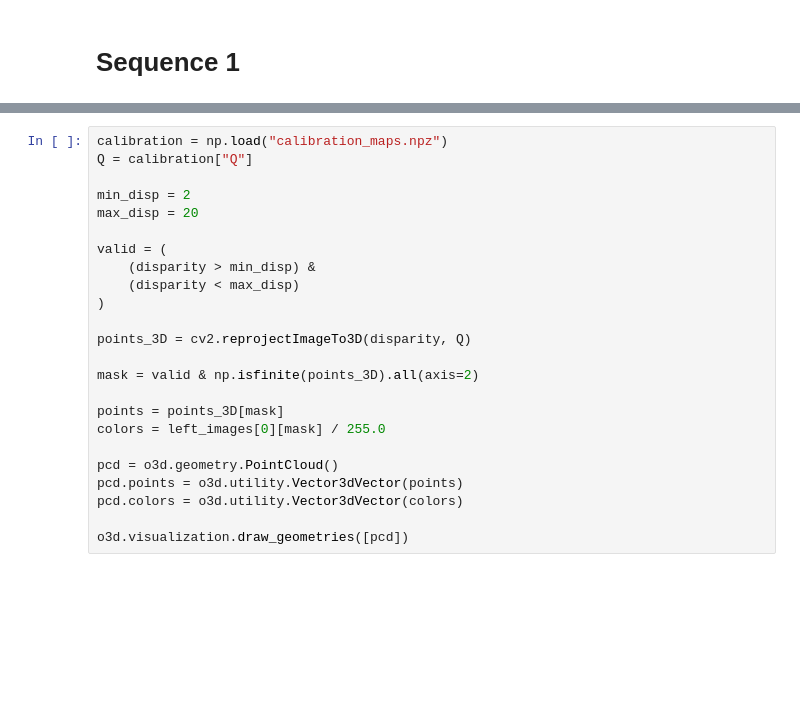
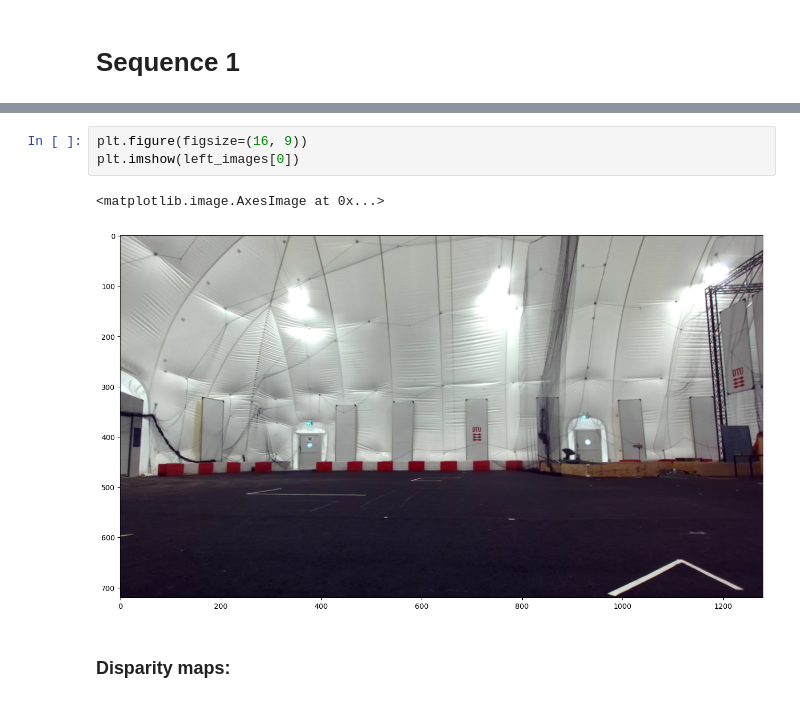
Before and after one commit to NepyouDTU/-34759-Perception-for-autonomous-systems, a Jupyter notebook: Nicolai.ipynb, the cells around one changed output, grey strips where cells are left out. Saved outputs shown, nothing was run; the diff lists cells and outputs as text; blank space fills up the shorter version.

```diff
--- a/Nicolai.ipynb
+++ b/Nicolai.ipynb
@@ -28,24 +14,8 @@ disparity = stereo.compute(left_images_gray[0], right_images_gray[0]).astype(np.
-# %%
-calibration = np.load("calibration_maps.npz")
-Q = calibration["Q"]
-
-min_disp = 2
-max_disp = 20
-
-valid = (
-    (disparity > min_disp) &
-    (disparity < max_disp)
-)
-
-points_3D = cv2.reprojectImageTo3D(disparity, Q)
-
-mask = valid & np.isfinite(points_3D).all(axis=2)
-
-points = points_3D[mask]
-colors = left_images[0][mask] / 255.0
-
-pcd = o3d.geometry.PointCloud()
-pcd.points = o3d.utility.Vector3dVector(points)
-pcd.colors = o3d.utility.Vector3dVector(colors)
-
-o3d.visualization.draw_geometries([pcd])
+# %%
+plt.figure(figsize=(16, 9))
+plt.imshow(left_images[0])
+# %% [output]
+<matplotlib.image.AxesImage at 0x...>
+[figure, added]
+# %% [markdown]
+### Disparity maps:
```
Also changed, not shown: parts of 11 cells of this notebook.
